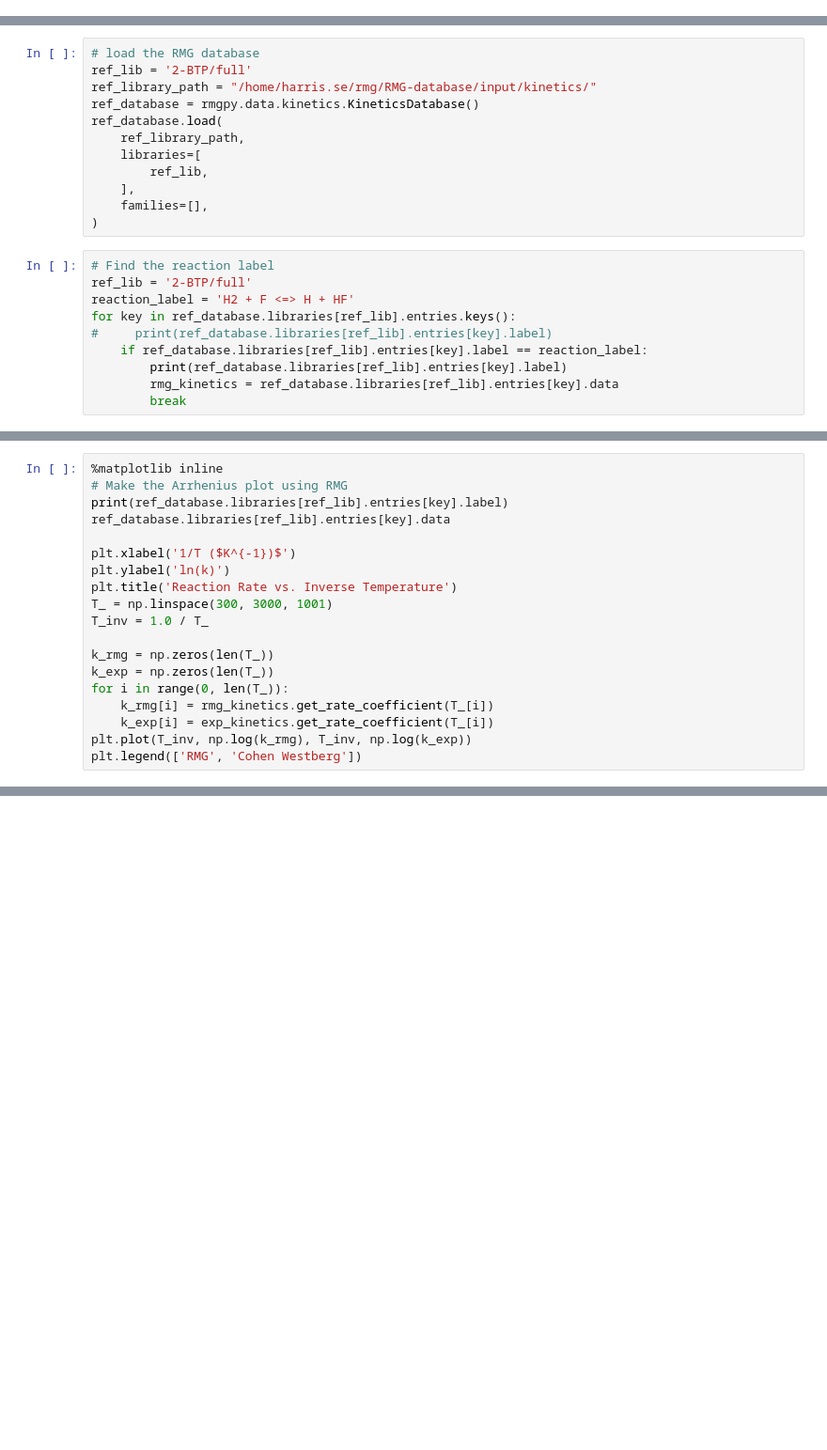
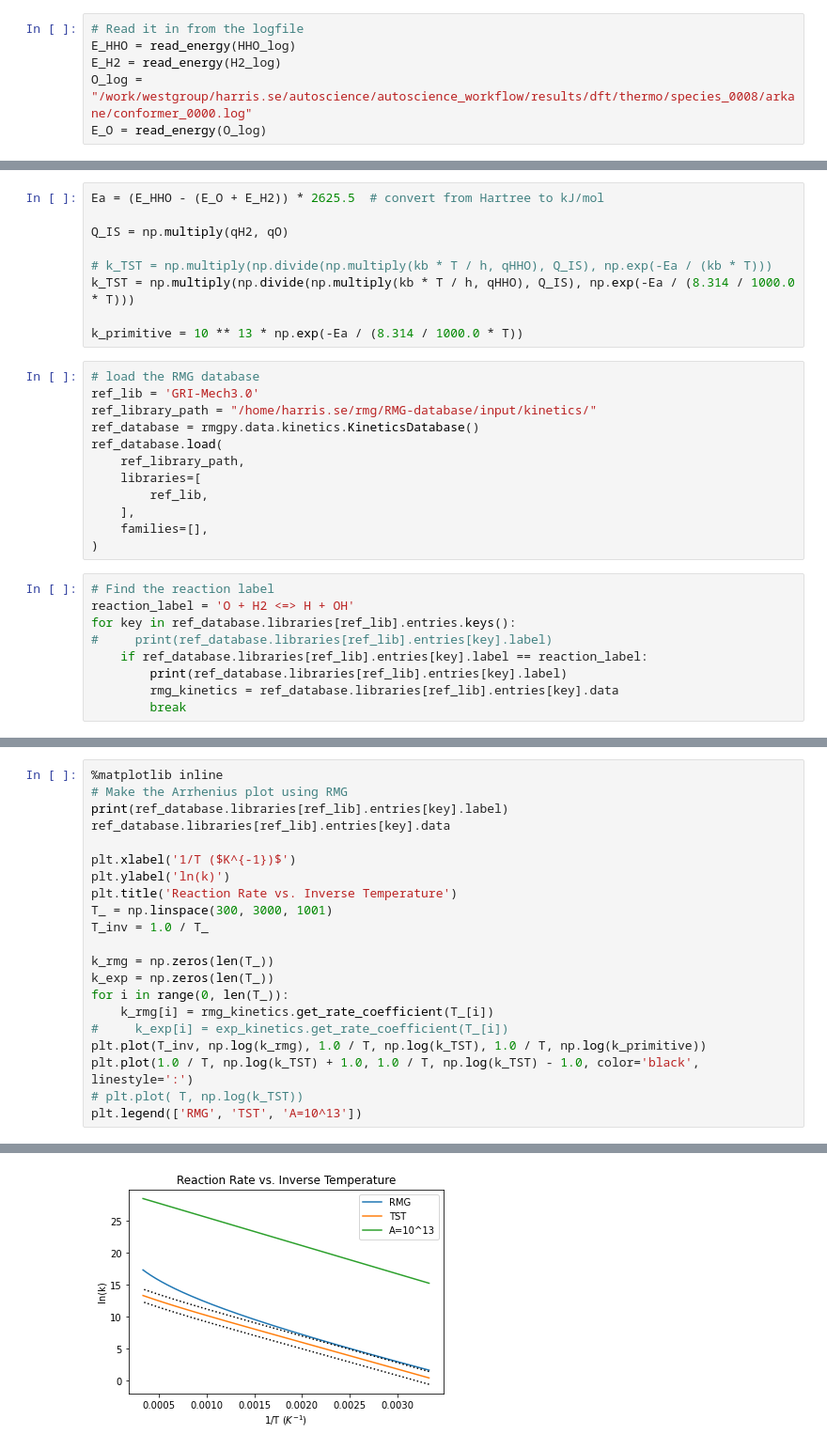
Before and after one commit to sevyharris/autoscience_workflow, a Jupyter notebook: workflow/scripts/kinetics/example_tst_kinetics.ipynb, the cells around one changed output, grey strips where cells are left out. Shown: that part at 94% size. Cells and saved outputs as stored; diff of their text form; blank space fills up the shorter version.

Commit message:
got TST example working for HHO reaction

```diff
--- a/workflow/scripts/kinetics/example_tst_kinetics.ipynb
+++ b/workflow/scripts/kinetics/example_tst_kinetics.ipynb
@@ -13,0 +215,6 @@ import rmgpy.reaction
+# %%
+# Read it in from the logfile
+E_HHO = read_energy(HHO_log)
+E_H2 = read_energy(H2_log)
+O_log = "/work/westgroup/harris.se/autoscience/autoscience_workflow/results/dft/thermo/species_0008/arkane/conformer_0000.log"
+E_O = read_energy(O_log)
@@ -14,6 +300,15 @@ import rmgpy.reaction
+# %%
+Ea = (E_HHO - (E_O + E_H2)) * 2625.5  # convert from Hartree to kJ/mol
+
+Q_IS = np.multiply(qH2, qO)
+
+# k_TST = np.multiply(np.divide(np.multiply(kb * T / h, qHHO), Q_IS), np.exp(-Ea / (kb * T)))
+k_TST = np.multiply(np.divide(np.multiply(kb * T / h, qHHO), Q_IS), np.exp(-Ea / (8.314 / 1000.0 * T)))
+
+k_primitive = 10 ** 13 * np.exp(-Ea / (8.314 / 1000.0 * T))
 # %%
 # load the RMG database
-ref_lib = '2-BTP/full'
+ref_lib = 'GRI-Mech3.0'
 ref_library_path = "/home/harris.se/rmg/RMG-database/input/kinetics/"
 ref_database = rmgpy.data.kinetics.KineticsDatabase()
 ref_database.load(
@@ -25,8 +320,7 @@ ref_database.load(
 )
 # %%
 # Find the reaction label
-ref_lib = '2-BTP/full'
-reaction_label = 'H2 + F <=> H + HF'
+reaction_label = 'O + H2 <=> H + OH'
 for key in ref_database.libraries[ref_lib].entries.keys():
 #     print(ref_database.libraries[ref_lib].entries[key].label)
     if ref_database.libraries[ref_lib].entries[key].label == reaction_label:
@@ -60,6 +365,9 @@ k_rmg = np.zeros(len(T_))
 k_exp = np.zeros(len(T_))
 for i in range(0, len(T_)):
     k_rmg[i] = rmg_kinetics.get_rate_coefficient(T_[i])
-    k_exp[i] = exp_kinetics.get_rate_coefficient(T_[i])
-plt.plot(T_inv, np.log(k_rmg), T_inv, np.log(k_exp))
-plt.legend(['RMG', 'Cohen Westberg'])
+#     k_exp[i] = exp_kinetics.get_rate_coefficient(T_[i])
+plt.plot(T_inv, np.log(k_rmg), 1.0 / T, np.log(k_TST), 1.0 / T, np.log(k_primitive))
+plt.plot(1.0 / T, np.log(k_TST) + 1.0, 1.0 / T, np.log(k_TST) - 1.0, color='black', linestyle=':')
+# plt.plot( T, np.log(k_TST))
+plt.legend(['RMG', 'TST', 'A=10^13'])
+# %% [output]
@@ -65,0 +376 @@ plt.legend(['RMG', 'Cohen Westberg'])
+[figure, added]
```
Also changed, not shown: parts of 36 cells of this notebook, 1 other file.
